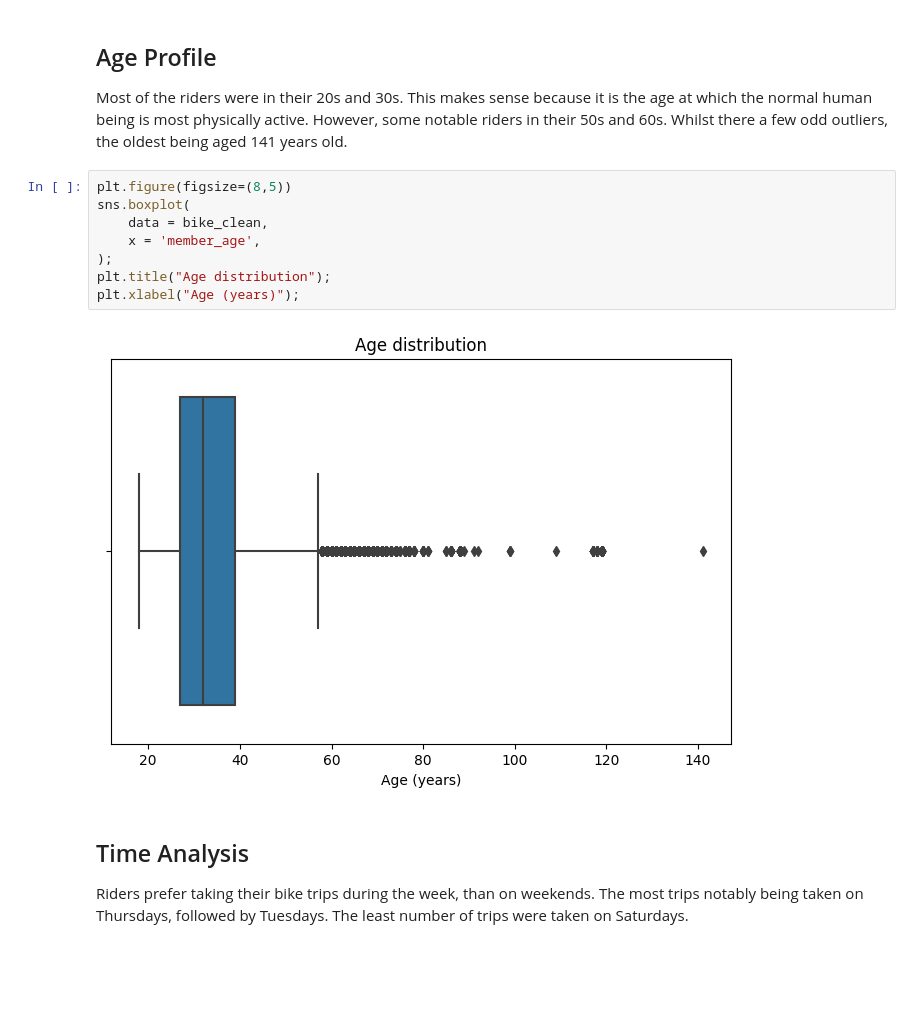
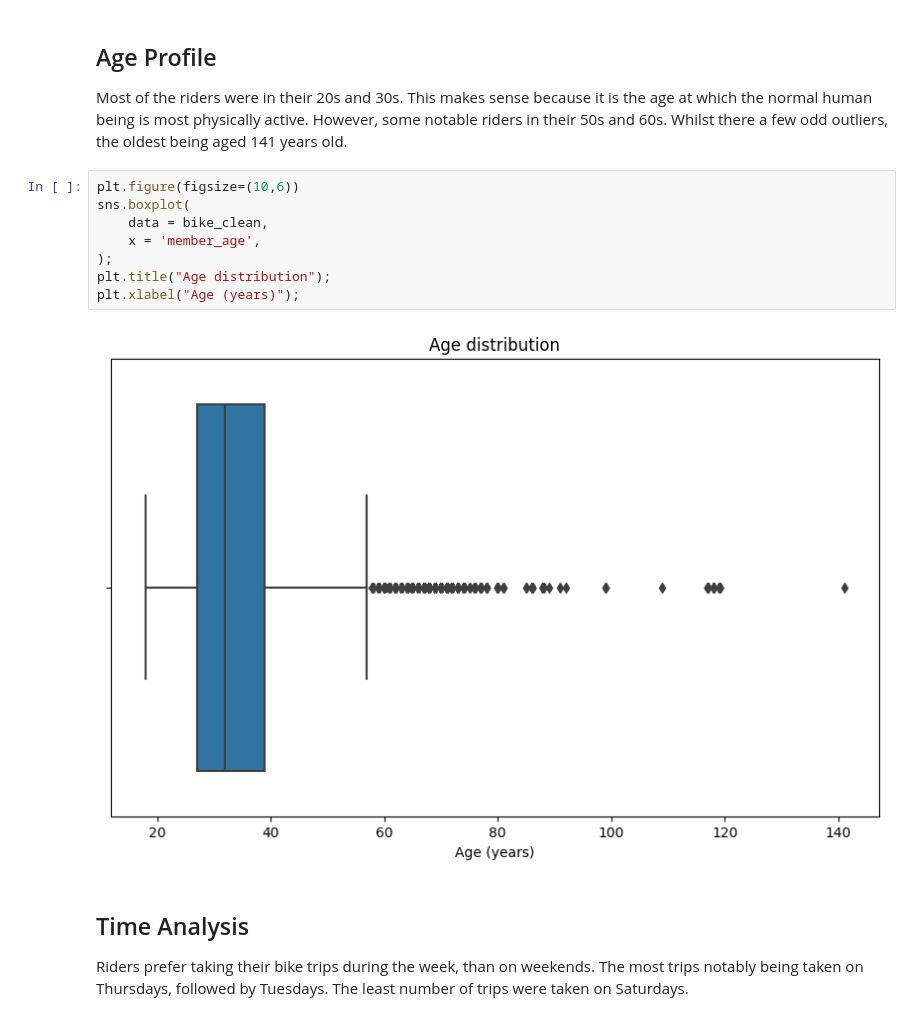
Before and after one commit to sibanda1989/udacity-viz-project, a Jupyter notebook: Part_II_slide_deck_template_Hastings_Sibanda.ipynb, the cells around one changed output. Saved outputs shown, nothing was run; the diff lists cells and outputs as text; blank space fills up the shorter version.

```diff
--- a/Part_II_slide_deck_template_Hastings_Sibanda.ipynb
+++ b/Part_II_slide_deck_template_Hastings_Sibanda.ipynb
@@ -46,15 +47,15 @@ plt.ylabel("Number of Trips");
 
 Most of the riders were in their 20s and 30s. This makes sense because it is the age at which the normal human being is most physically active. However, some notable riders in their 50s and 60s. Whilst there a few odd outliers, the oldest being aged 141 years old.
 # %%
-plt.figure(figsize=(8,5))
+plt.figure(figsize=(10,6))
 sns.boxplot(
     data = bike_clean,
     x = 'member_age',
 );
 plt.title("Age distribution");
 plt.xlabel("Age (years)");
 # %% [output]
-[figure, old version]
+[figure, new version]
 # %% [markdown]
 ## Time Analysis
 
```
Also changed, not shown: parts of 4 cells of this notebook, 2 other files.
